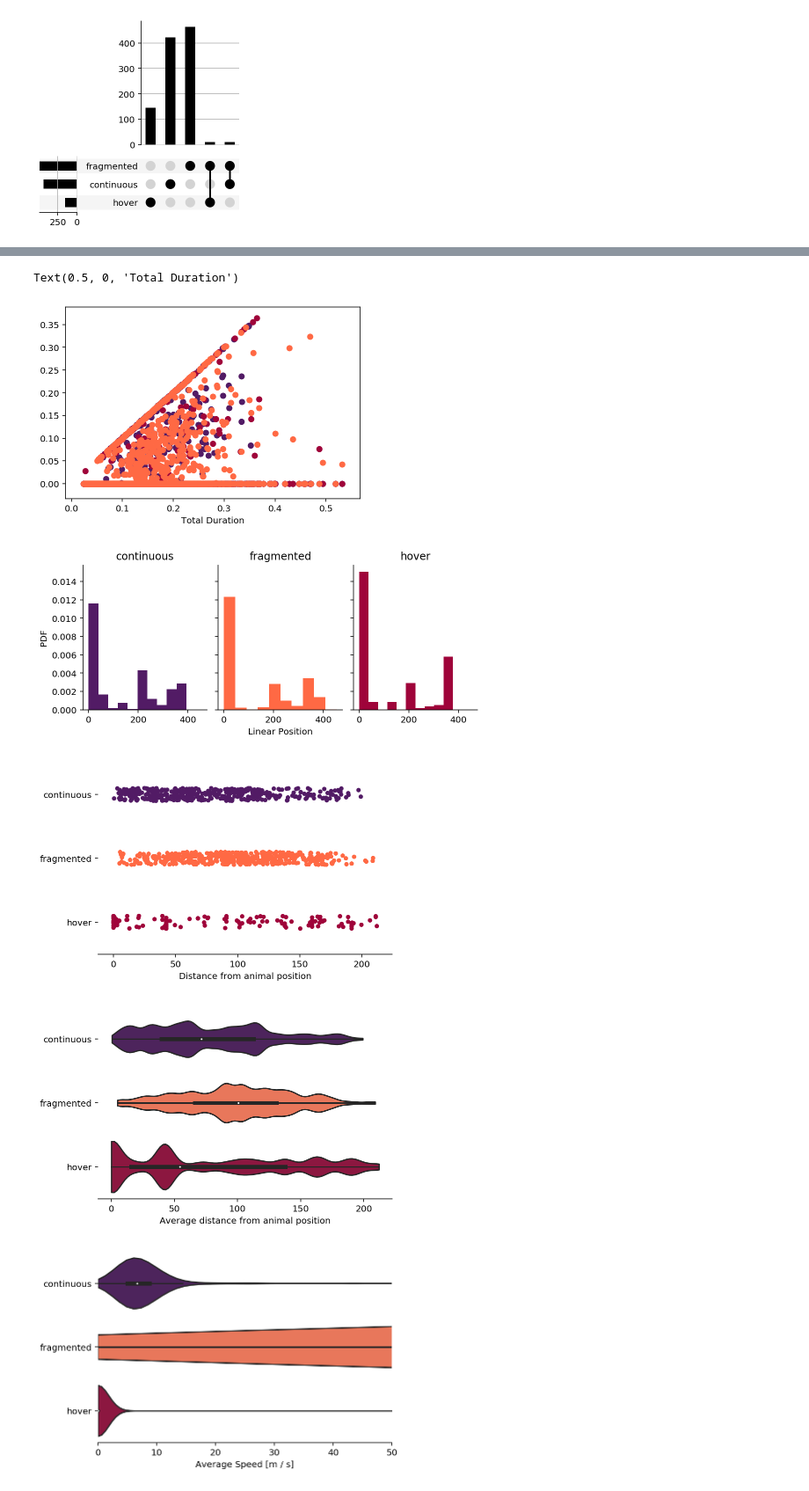
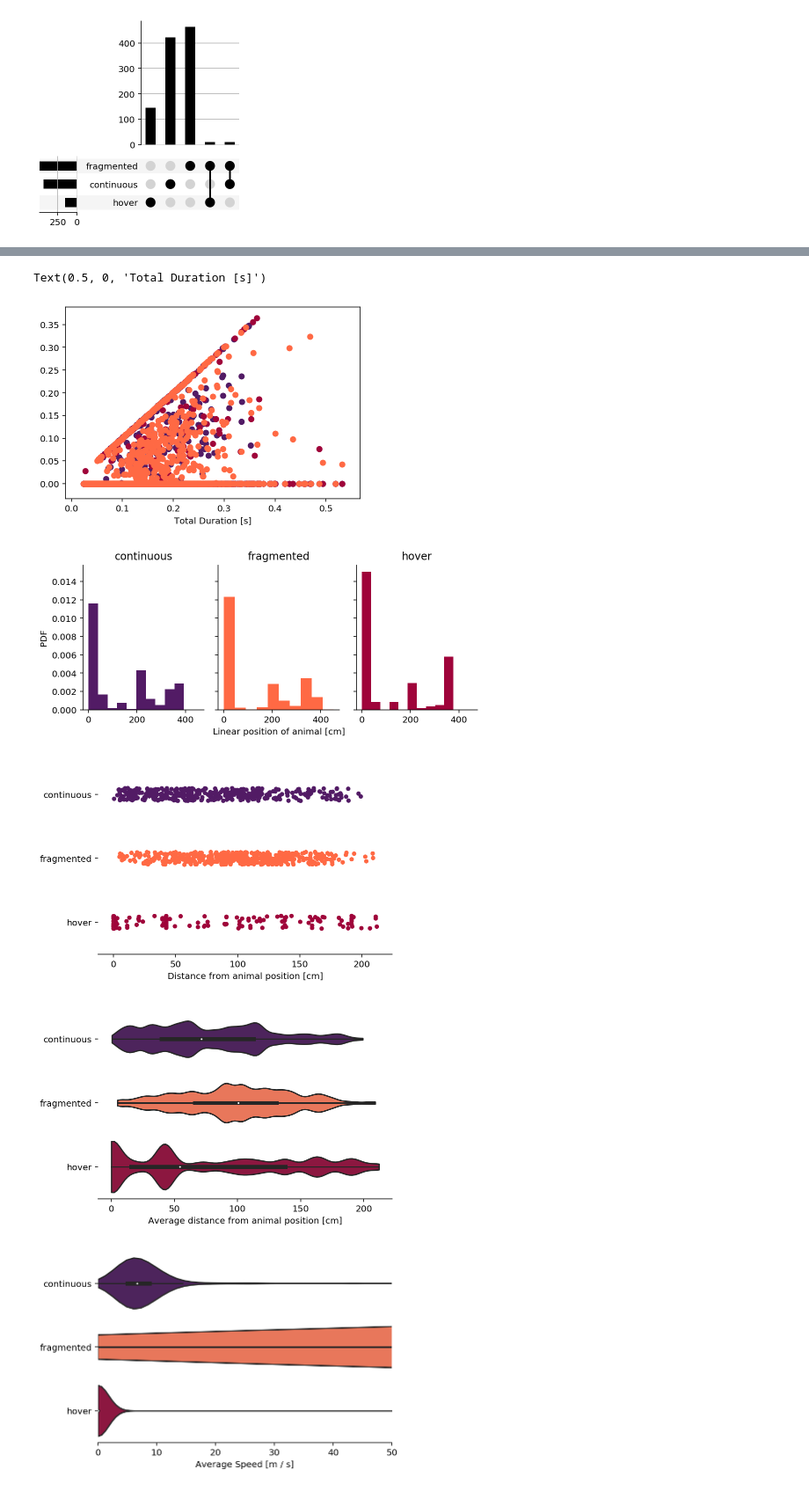
Before and after one commit to Eden-Kramer-Lab/replay_trajectory_paper, a Jupyter notebook: notebooks/Analyze_Replay.ipynb, the cells around one changed output, grey strips where cells are left out. Shown at 88% size. Drawn from its saved outputs; the diff is of its cells as text; code cells hidden in the pictures.

```diff
--- a/notebooks/Analyze_Replay.ipynb
+++ b/notebooks/Analyze_Replay.ipynb
@@ -68,10 +68,10 @@ sns.despine(left=True)
 plt.scatter(replay_info.duration, replay_info.continuous_duration, color=STATE_COLORS['continuous'])
 plt.scatter(replay_info.duration, replay_info.hover_duration, color=STATE_COLORS['hover'])
 plt.scatter(replay_info.duration, replay_info.fragmented_duration, color=STATE_COLORS['fragmented'])
-plt.xlabel('Total Duration')
+plt.xlabel('Total Duration [s]')
 # %% [output]
-Text(0.5, 0, 'Total Duration')
+Text(0.5, 0, 'Total Duration [s]')
-[figure, old version]
+[figure, new version]
 # %%
 state_names = ['continuous', 'fragmented', 'hover']
 fig, axes = plt.subplots(1, len(state_names), figsize=(7, 3),
@@ -82,33 +82,33 @@ for ax, state_name in zip(axes.flat, state_names):
             density=True, bins=10, color=STATE_COLORS[state_name])
     ax.set_title(state_name)
 
-axes.flat[len(state_names) // 2].set_xlabel('Linear Position')
+axes.flat[len(state_names) // 2].set_xlabel('Linear position of animal [cm]')
 axes[0].set_ylabel('PDF')
 sns.despine()
 # %% [output]
-[figure, old version]
+[figure, new version]
 # %%
 is_col = replay_info.columns.str.endswith('_replay_distance')
 sns.stripplot(data=(replay_info.loc[:, is_col]
                     .rename(columns=lambda c: c.split('_')[0])),
               order=['continuous', 'fragmented', 'hover'],
               orient='horizontal',
               palette=STATE_COLORS)
-plt.xlabel('Distance from animal position')
+plt.xlabel('Distance from animal position [cm]')
 sns.despine(left=True)
 
 plt.figure()
 is_col = replay_info.columns.str.endswith('_replay_distance')
 sns.violinplot(data=(replay_info.loc[:, is_col]
                     .rename(columns=lambda c: c.split('_')[0])),
               order=['continuous', 'fragmented', 'hover'],
               orient='horizontal',
               palette=STATE_COLORS, cut=0, bw=0.1)
-plt.xlabel('Average distance from animal position')
+plt.xlabel('Average distance from animal position [cm]')
 sns.despine(left=True)
 # %% [output]
-[figure, old version]
+[figure, new version]
-[figure, old version]
+[figure, new version]
 # %%
 is_col = replay_info.columns.str.endswith('_replay_speed')
 sns.violinplot(data=10000 * (replay_info.loc[:, is_col]
```
Also changed, not shown: parts of 20 cells of this notebook.
